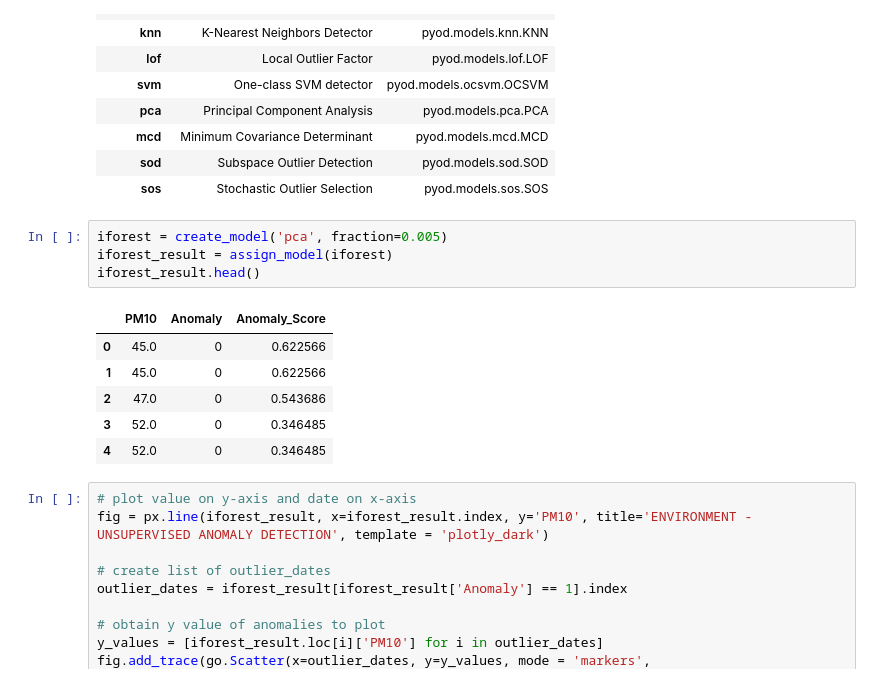
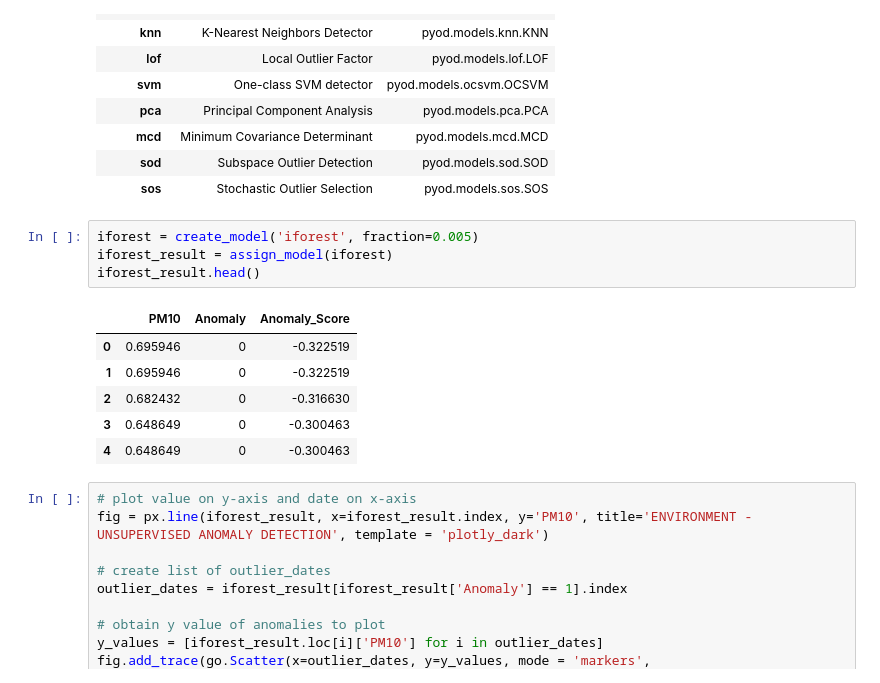
Before and after one commit to Yanghojun/Juneer_deeplearning_cookbook, a Jupyter notebook: evaluate_pycaret.ipynb, the cells around one changed output. Cells and saved outputs as stored; diff of their text form.

```diff
--- a/evaluate_pycaret.ipynb
+++ b/evaluate_pycaret.ipynb
@@ -55,16 +69,16 @@ models()
 | sod | Subspace Outlier Detection | pyod.models.sod.SOD |
 | sos | Stochastic Outlier Selection | pyod.models.sos.SOS |
 # %%
-iforest = create_model('pca', fraction=0.005)
+iforest = create_model('iforest', fraction=0.005)
 iforest_result = assign_model(iforest)
 iforest_result.head()
 # %% [output]
 |  | PM10 | Anomaly | Anomaly_Score |
-| 0 | 45.0 | 0 | 0.622566 |
-| 1 | 45.0 | 0 | 0.622566 |
-| 2 | 47.0 | 0 | 0.543686 |
-| 3 | 52.0 | 0 | 0.346485 |
-| 4 | 52.0 | 0 | 0.346485 |
+| 0 | 0.695946 | 0 | -0.322519 |
+| 1 | 0.695946 | 0 | -0.322519 |
+| 2 | 0.682432 | 0 | -0.316630 |
+| 3 | 0.648649 | 0 | -0.300463 |
+| 4 | 0.648649 | 0 | -0.300463 |
 # %%
 # plot value on y-axis and date on x-axis
 fig = px.line(iforest_result, x=iforest_result.index, y='PM10', title='ENVIRONMENT - UNSUPERVISED ANOMALY DETECTION', template = 'plotly_dark')
```
Also changed, not shown: parts of 5 cells of this notebook, 9 other files.
